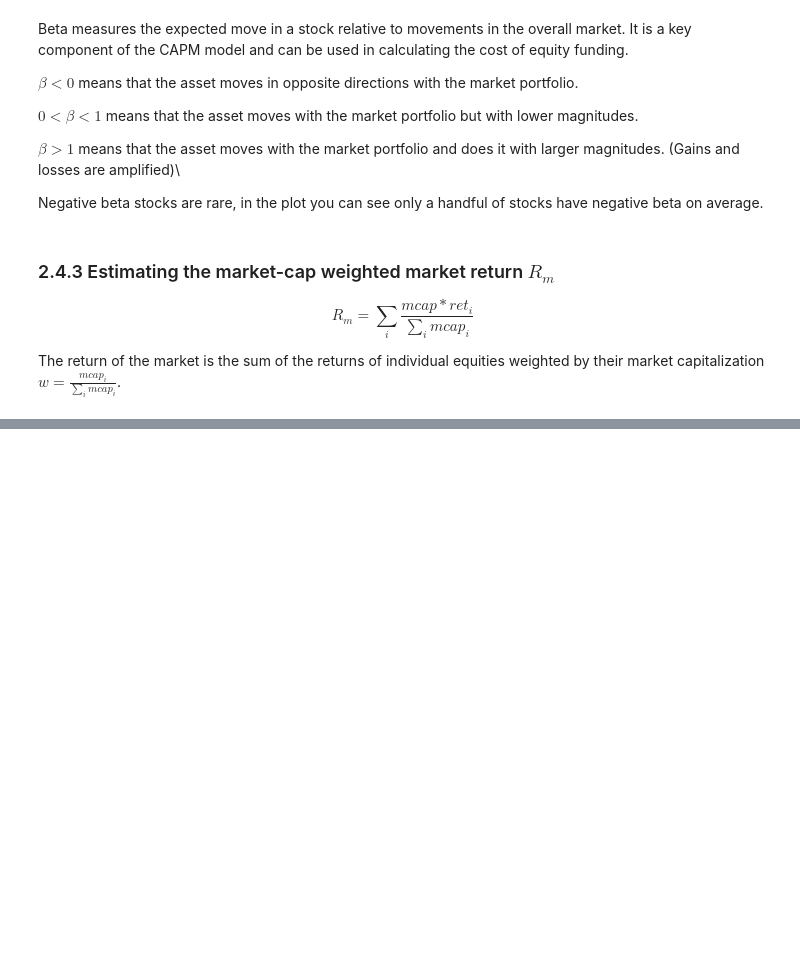
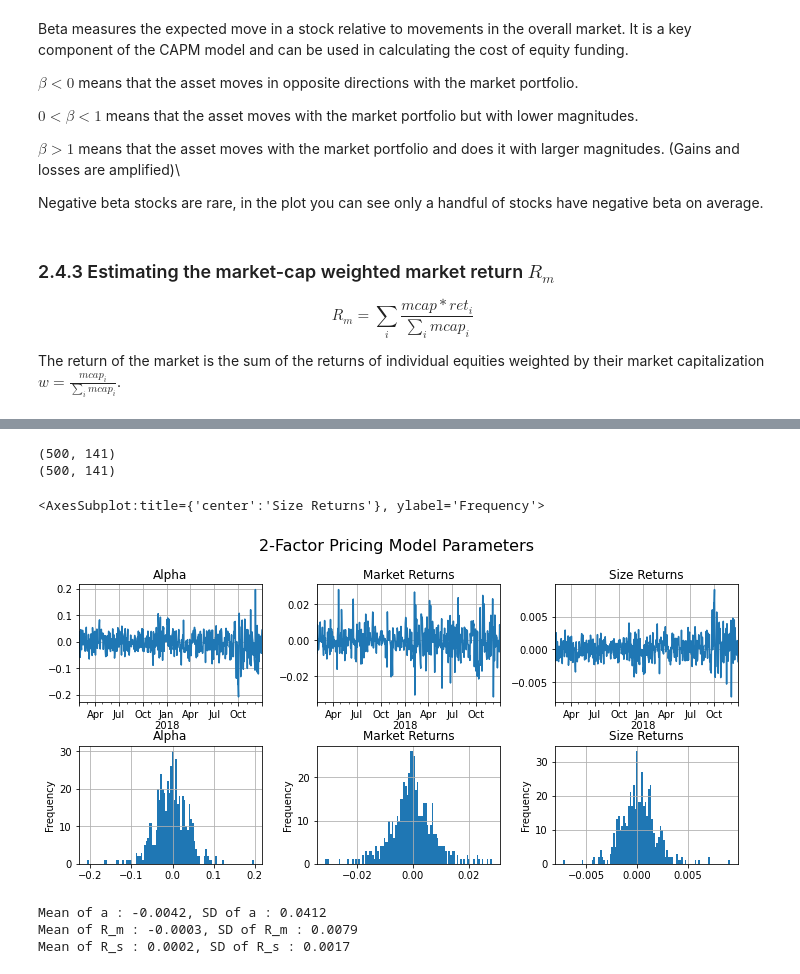
Before and after one commit to zxt18/Financial-Signal-Processing, a Jupyter notebook: Coursework_1.ipynb, the cells around one changed output, grey strips where cells are left out. Saved outputs shown, nothing was run; the diff lists cells and outputs as text; code cells hidden in the pictures; blank space fills up the shorter version.

```diff
--- a/Coursework_1.ipynb
+++ b/Coursework_1.ipynb
@@ -739,0 +782,59 @@ cmp_id       G_AALLN   G_ABIBB    G_ACFP  G_ADENVX  G_ADLERR    G_ADNA  \
+# %%
+# Drop zero entries otherwise log will give infinity
+df_nozeros = df.dropna(1)
+bm = rolling_beta(22,df_nozeros,weighted=True,market_returns=R_m)
+bs = np.log(df_nozeros['mcap'].iloc[21:])
+
+
+print(np.shape(bm))
+print(np.shape(bs))
+# %% [output]
+(500, 141)
+(500, 141)
+# %%
+n = len(bm)
+r_2d = df_nozeros['ret'].iloc[21:]
+a = []
+R_m = []
+R_s = []
+epsilon = []
+
+for i in range(n) :
+    A = np.ones((bm.shape[1],3))
+    A[:,1] = bm.iloc[i]
+    A[:,2] = bs.iloc[i]
+    r = r_2d.iloc[i]
+    x = np.linalg.inv(A.T@A)@(A.T@r)
+    a.append(np.round(x[0],5))
+    R_m.append(np.around(x[1],5))
+    R_s.append(np.around(x[2],5))
+    epsilon.append(np.around(r-A@x,5))
+# %%
+fig, [(ax1, ax2, ax3), (ax4, ax5, ax6)] = plt.subplots(2,3)
+fig.suptitle("2-Factor Pricing Model Parameters", fontsize=16)
+a = pd.Series(a,index = r_2d.index)
+R_M = pd.Series(R_m, index= r_2d.index)
+R_S = pd.Series(R_s, index= r_2d.index)
+# epsilon = pd.Series(epsilon, index= r_2d.index)
+a.plot(legend=False, ax=ax1, title='Alpha', grid=True)
+R_M.plot(legend=False, ax=ax2, title='Market Returns', grid=True)
+R_S.plot(legend=False, ax=ax3, title='Size Returns', grid=True)
+
+fig.set_size_inches(10,5)
+fig.tight_layout()
+
+
+a.plot.hist(bins= 100, legend=False, ax=ax4, title='Alpha', grid=True)
+R_M.plot.hist(bins= 100, legend=False, ax=ax5, title='Market Returns', grid=True)
+R_S.plot.hist(bins=100, legend=False, ax=ax6, title='Size Returns', grid=True)
+# %% [output]
+<AxesSubplot:title={'center':'Size Returns'}, ylabel='Frequency'>
+[figure, added]
+# %%
+print(f"Mean of a : {np.round(np.mean(a),4)}, SD of a : {np.round(np.std(a),4)}")
+print(f"Mean of R_m : {np.round(np.mean(R_m),4)}, SD of R_m : {np.round(np.std(R_m),4)}")
+print(f"Mean of R_s : {np.round(np.mean(R_s),4)}, SD of R_s : {np.round(np.std(R_s),4)}")
+# %% [output]
+Mean of a : -0.0042, SD of a : 0.0412
+Mean of R_m : -0.0003, SD of R_m : 0.0079
+Mean of R_s : 0.0002, SD of R_s : 0.0017
```
Also changed, not shown: parts of 42 cells of this notebook.
